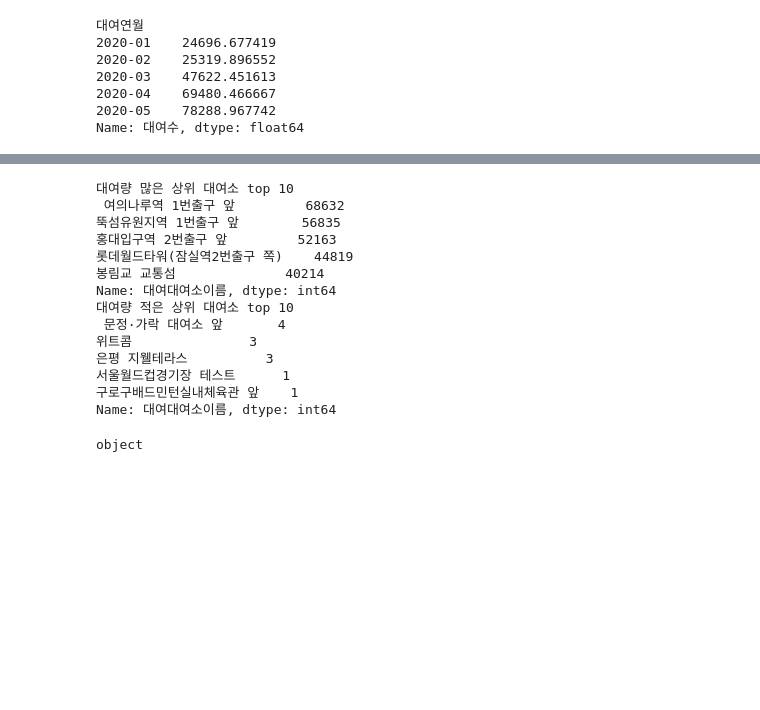
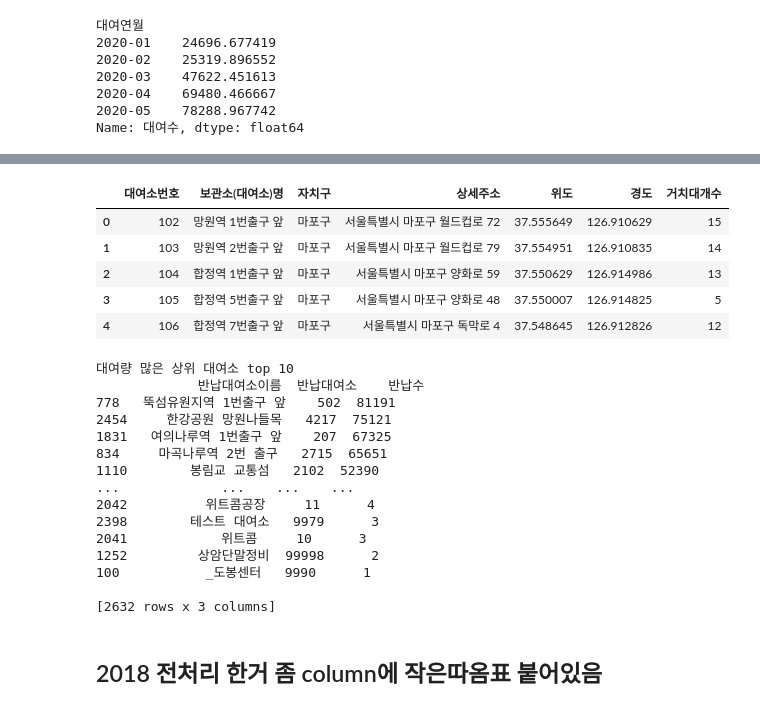
Before and after one commit to dhcryan/ddareung, a Jupyter notebook: main.ipynb, the cells around one changed output, grey strips where cells are left out. Drawn from its saved outputs; the diff is of its cells as text; code cells hidden in the pictures; blank space fills up the shorter version.

```diff
--- a/main.ipynb
+++ b/main.ipynb
@@ -259,26 +252,42 @@ Name: 대여대여소이름, dtype: Int64
+# %%
+rental_df=pd.read_csv('./rental_spot.csv',low_memory=False,encoding='cp949')
+del rental_df['LCD']
+del rental_df['QR']
+rental_df.head()
+# %% [output]
+|  | 대여소번호 | 보관소(대여소)명 | 자치구 | 상세주소 | 위도 | 경도 | 거치대개수 |
+| 0 | 102 | 망원역 1번출구 앞 | 마포구 | 서울특별시 마포구 월드컵로 72 | 37.555649 | 126.910629 | 15 |
+| 1 | 103 | 망원역 2번출구 앞 | 마포구 | 서울특별시 마포구 월드컵로 79 | 37.554951 | 126.910835 | 14 |
+| 2 | 104 | 합정역 1번출구 앞 | 마포구 | 서울특별시 마포구 양화로 59 | 37.550629 | 126.914986 | 13 |
+| 3 | 105 | 합정역 5번출구 앞 | 마포구 | 서울특별시 마포구 양화로 48 | 37.550007 | 126.914825 | 5 |
+| 4 | 106 | 합정역 7번출구 앞 | 마포구 | 서울특별시 마포구 독막로 4 | 37.548645 | 126.912826 | 12 |
 # %%
 # 대여량이 많은 상위 대여소
 # for i in range(5):
 #     print('반납량 많은 상위 대여소 top 10\n',df[i]['반납대여소이름'].value_counts().head(5))
-print('대여량 많은 상위 대여소 top 10\n',df[4]['대여대여소이름'].value_counts().head(5))
-print('대여량 적은 상위 대여소 top 10\n',df[4]['대여대여소이름'].value_counts().tail(5))
+print('대여량 많은 상위 대여소 top 10\n',df_return.sort_values('반납수',ascending=False))
 # %% [output]
 대여량 많은 상위 대여소 top 10
- 여의나루역 1번출구 앞         68632
-뚝섬유원지역 1번출구 앞        56835
-홍대입구역 2번출구 앞         52163
-롯데월드타워(잠실역2번출구 쪽)    44819
-봉림교 교통섬              40214
-Name: 대여대여소이름, dtype: int64
-대여량 적은 상위 대여소 top 10
- 문정·가락 대여소 앞       4
-위트콤               3
-은평 지웰테라스          3
-서울월드컵경기장 테스트      1
-구로구배드민턴실내체육관 앞    1
-Name: 대여대여소이름, dtype: int64
+             반납대여소이름  반납대여소    반납수
+778   뚝섬유원지역 1번출구 앞    502  81191
+2454     한강공원 망원나들목   4217  75121
+1831   여의나루역 1번출구 앞    207  67325
+834     마곡나루역 2번 출구   2715  65651
+1110        봉림교 교통섬   2102  52390
+...             ...    ...    ...
+2042          위트콤공장     11      4
+2398        테스트 대여소   9979      3
+2041            위트콤     10      3
+1252         상암단말정비  99998      2
+100           _도봉센터   9990      1
+
+[2632 rows x 3 columns]
+# %% [markdown]
+## 2018 전처리 한거 좀 column에 작은따옴표 붙어있음
 # %%
 print(df[4]['대여대여소이름'].dtypes)
 df[4]['대여대여소이름']=df[4]['대여대여소이름'].astype('object')
+df[4]['대여대여소이름']=df[4]['대여대여소이름'].str.replace("'","")
+#2018
+df[4].head()
+df[4]['대여대여소이름']=df[4]['대여대여소이름'].str.strip()
-# %% [output]
-object
```
Also changed, not shown: parts of 15 cells of this notebook, 1 other file.
